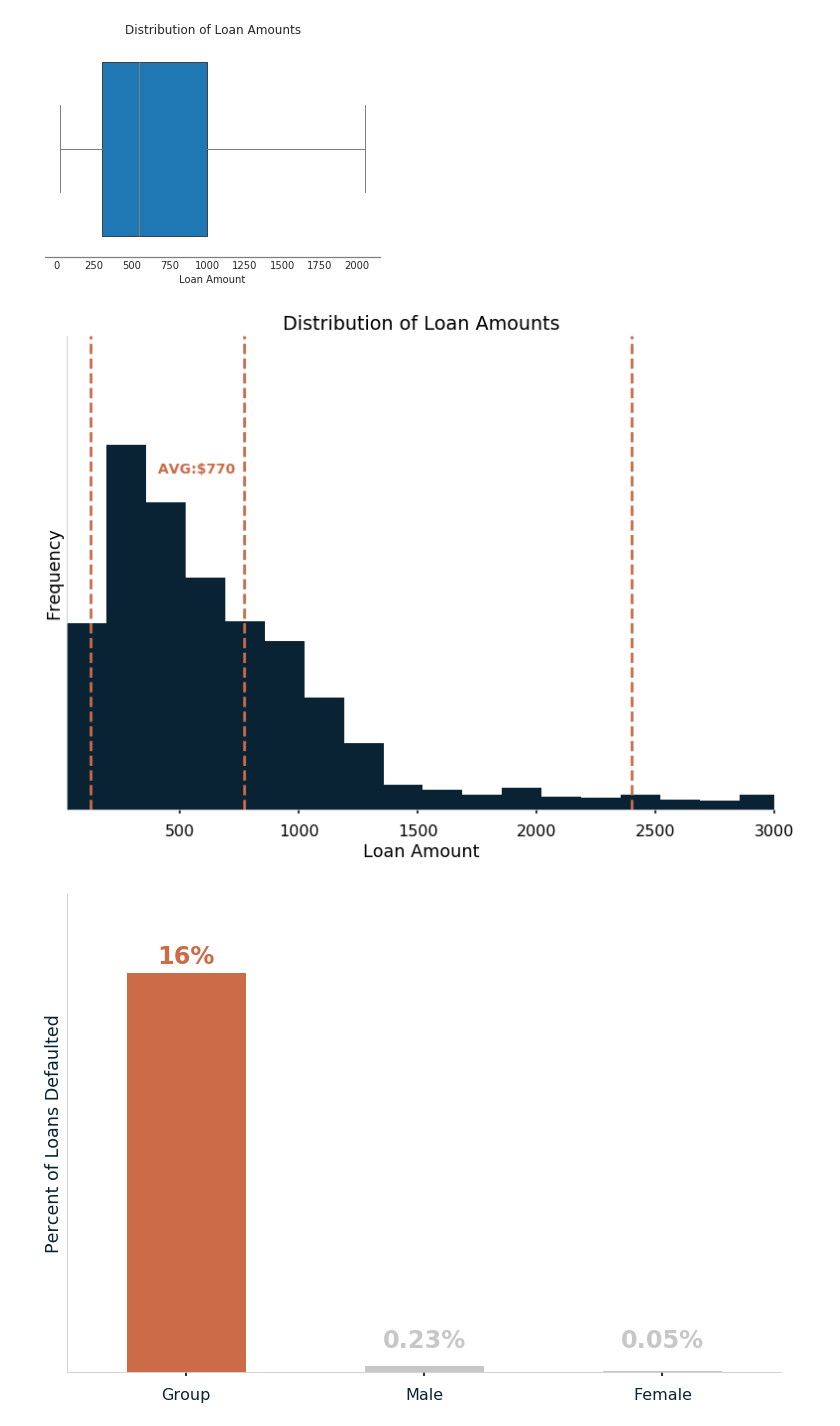
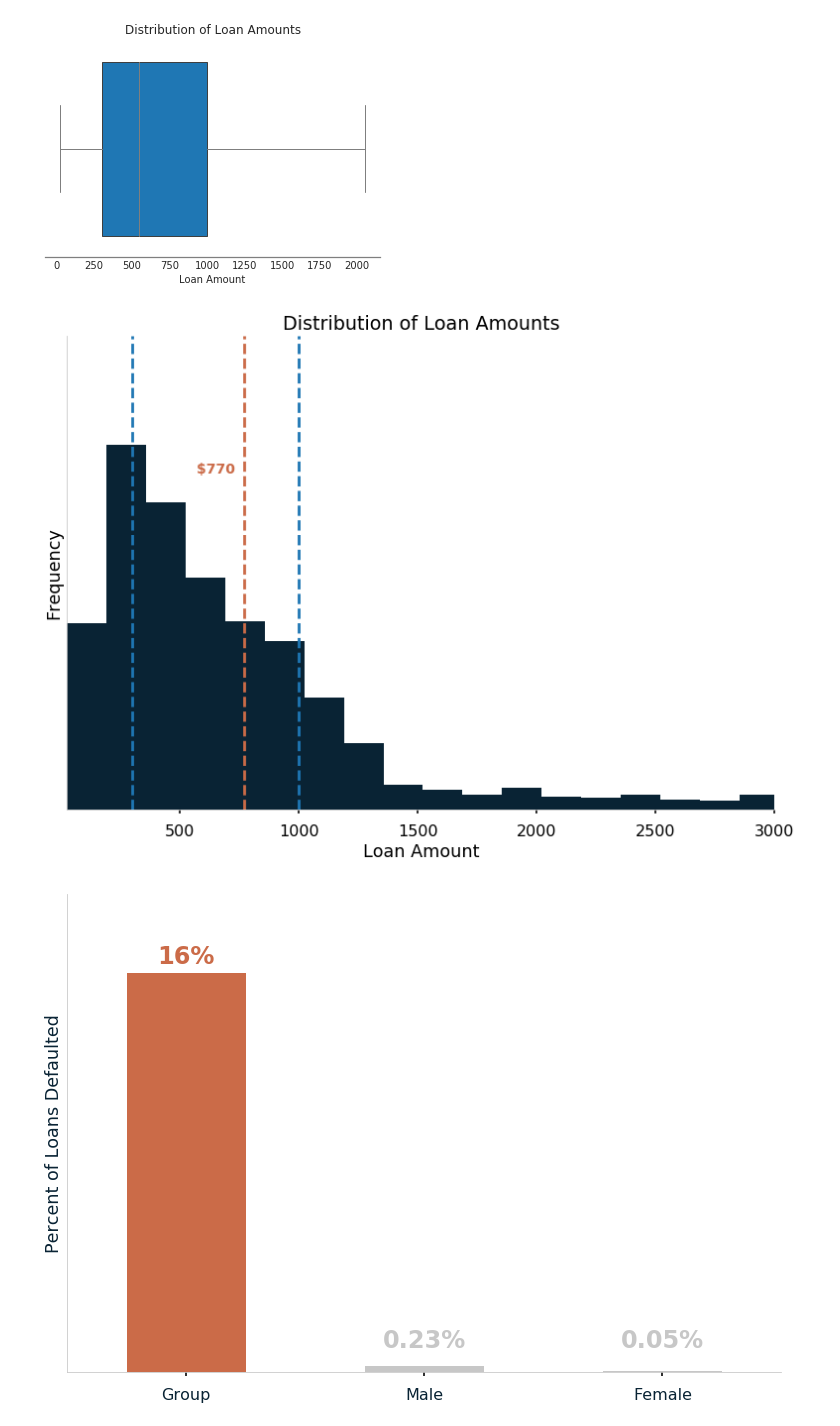
Before and after one commit to clcarver1130/dsi_capstone_project, a Jupyter notebook: notebooks/intial_eda.ipynb, the cells around one changed output. Cells and saved outputs as stored; diff of their text form; code cells hidden in the pictures.

```diff
--- a/notebooks/intial_eda.ipynb
+++ b/notebooks/intial_eda.ipynb
@@ -115,22 +115,22 @@ plt.show()
 # %%
 ax = df['Loan Amount'].plot(kind='hist', bins=60, color=dark_blue)
 plt.margins(0.3)
 ax.spines['right'].set_visible(False)
 ax.spines['top'].set_visible(False)
 ax.spines['bottom'].set_color(grey)
 ax.spines['left'].set_color(grey)
 plt.xlabel('Loan Amount')
 plt.axvline(df['Loan Amount'].mean(), color=orange, linestyle='--')
 plt.title('Distribution of Loan Amounts')
 plt.xlim(df['Loan Amount'].min(), 3000)
-plt.text(df['Loan Amount'].mean(), 17000, 'AVG:$770  ', horizontalalignment='right', color=orange, size=14, weight='bold')
+plt.text(df['Loan Amount'].mean(), 17000, '$770  ', horizontalalignment='right', color=orange, size=14, weight='bold')
 ax.axes.get_yaxis().set_ticks([])
-plt.axvline(np.percentile(df['Loan Amount'], 5), color=orange, linestyle='--')
-plt.axvline(np.percentile(df['Loan Amount'], 95), color=orange, linestyle='--')
+plt.axvline(np.percentile(df['Loan Amount'], 25), color=tableau_blue, linestyle='--')
+plt.axvline(np.percentile(df['Loan Amount'], 75), color=tableau_blue, linestyle='--')
 plt.savefig('../pictures/loan_amount_hist.png',  dpi=400, transparent=True, bbox_inches='tight', orientation='landscape')
 plt.show()
 # %% [output]
-[figure, old version]
+[figure, new version]
 # %%
 default_by_gender = pd.DataFrame(df.groupby('Borrower_Genders').sum()['Delinquent']/df.groupby('Borrower_Genders').count()['Delinquent']).sort_values('Delinquent', ascending=False)
 # %%
```
Also changed, not shown: 2 other files.
